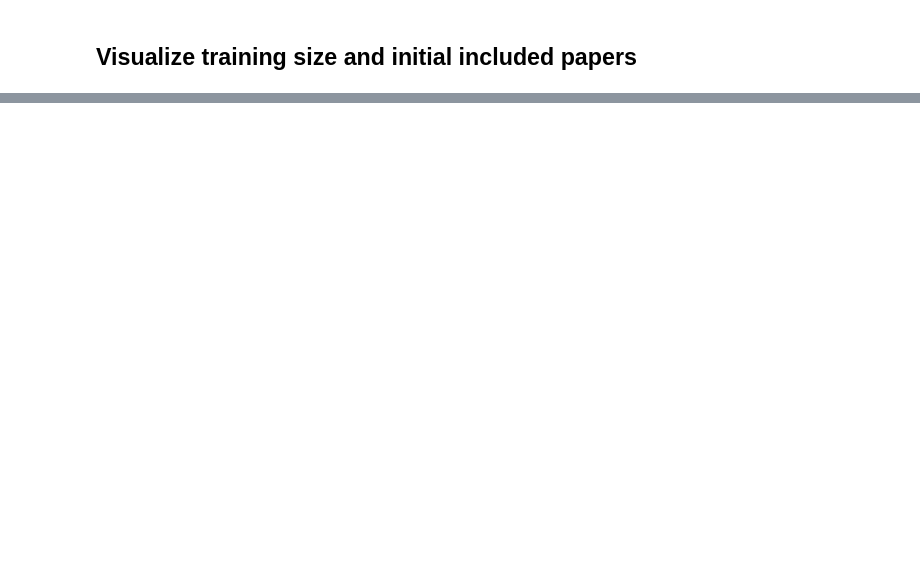
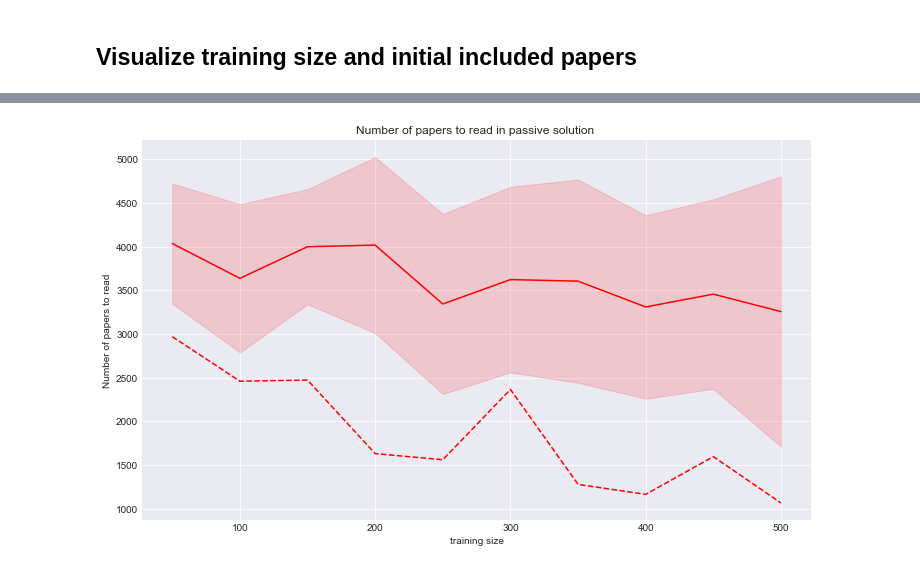
Before and after one commit to swallow0001/systematic-reviews, a Jupyter notebook: hpc/aggregation_active.ipynb, the cells around one changed output, grey strips where cells are left out. Drawn from its saved outputs; the diff is of its cells as text; code cells hidden in the pictures; blank space fills up the shorter version.

```diff
--- a/hpc/aggregation_active.ipynb
+++ b/hpc/aggregation_active.ipynb
@@ -230,30 +277,37 @@ plt.show()
 # selected_col_names = ['training_size','allowed_FN','init_included_papers','dataset','fp_rate','recall','to_read_number','to_read_rate','tn','fp','fn','tp']
 df_results = pd.read_csv(os.path.join('..', 'output','passive',dataset_name, 'ptsd_results.csv'))
 
 df_results['to_read_plus_train_number'] = (df_results['fp']+df_results['tp']+df_results['training_size'])
 df_results['to_read_plus_train_rate'] = df_results['to_read_plus_train_number']/(df_results['fp']+df_results['fn']+df_results['tp']+df_results['tn']+df_results['training_size'])
 
 cond = (df_results['allowed_FN'] == 1) & (df_results['dropout'] == 0.4) & (df_results['init_included_papers'] == 10)
 df_pas = df_results.loc[cond,]
 df_pas
 
 fig, ax = plt.subplots(figsize=(12, 7))
 m = df_pas.groupby(['training_size','init_included_papers']).mean()['to_read_plus_train_number'].unstack()
 st = df_pas.groupby(['training_size','init_included_papers']).std()['to_read_plus_train_number'].unstack()
 min_ = df_pas.groupby(['training_size','init_included_papers']).min()['to_read_plus_train_number'].unstack()
 
 
 s=10
 ax.plot(m.index, m[s], 'r', label=s)
 ax.fill_between(m.index, m[s] - st[s], m[s] + st[s], color='r', alpha=0.15)
 ax.plot(m.index, min_[s], "{}--".format('r', alpha=0.5, label="min of {}".format(s)))
+
+plt.xlabel('training size')
+plt.ylabel('Number of papers to read')
+plt.title('Number of papers to read in passive solution ')
+
 plt.show()
 
 
 
 
 
 
 #     if not os.path.isdir(os.path.join('..', 'output', 'figures', dataset_name)):
 #         os.mkdir(os.path.join('..', 'output', 'figures', dataset_name))
 #     fig.savefig(os.path.join('..','output', "figures", dataset_name, "perf_plot-{}_{}.png".format(r,dataset_name)))
+# %% [output]
+[figure, added]
```
Also changed, not shown: parts of 10 cells of this notebook, 1 other file.
